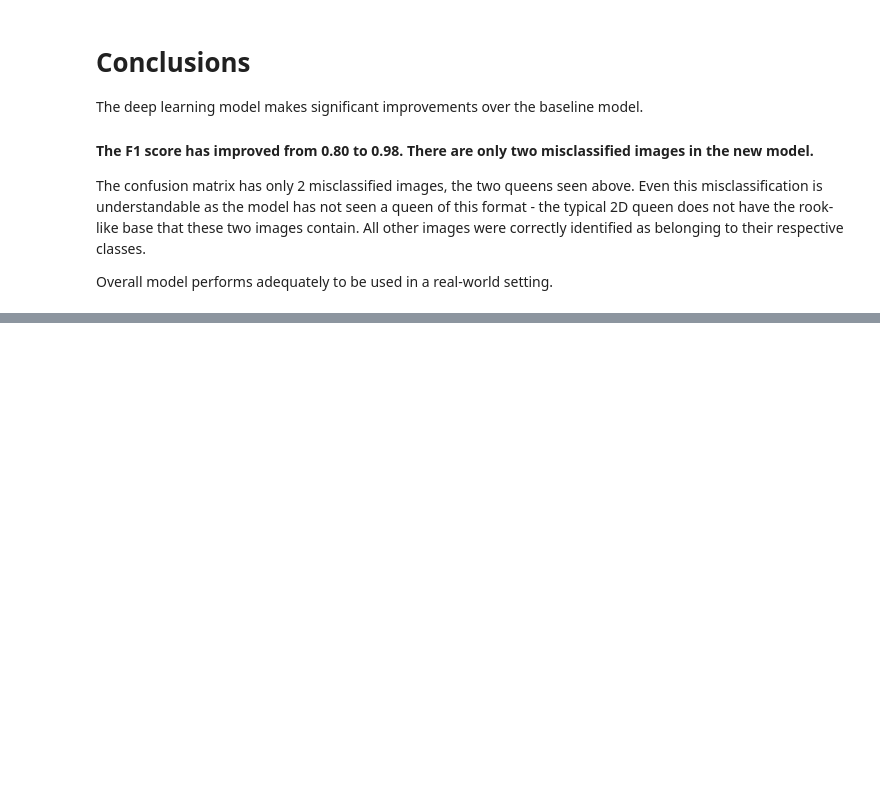
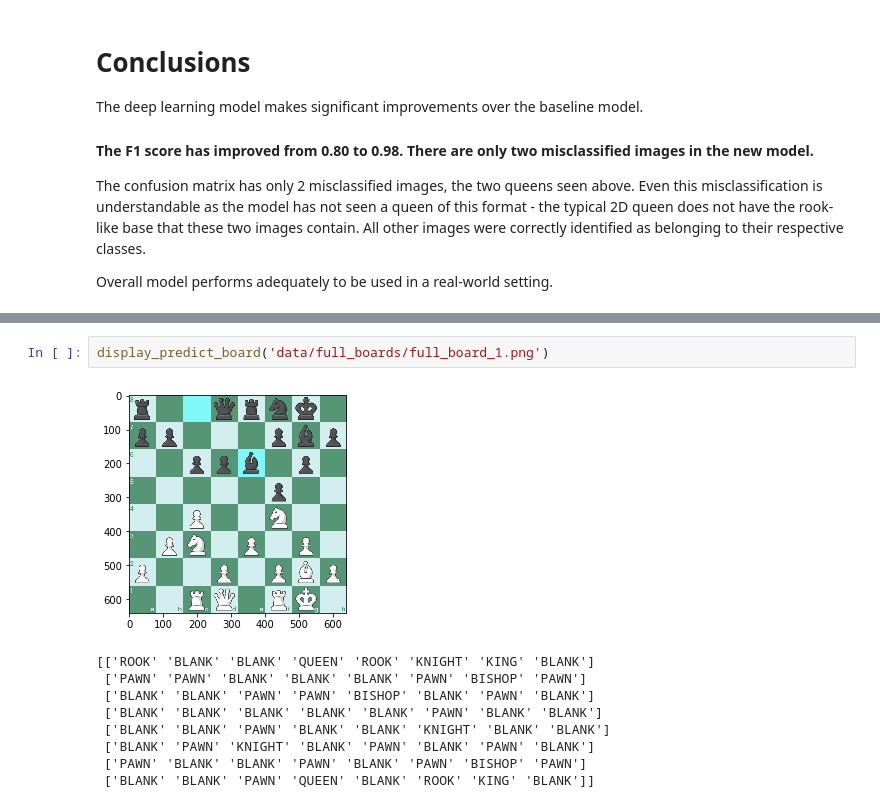
Before and after one commit to rtindru/chess_move, a Jupyter notebook: piece_detector.ipynb, the cells around one changed output, grey strips where cells are left out. Drawn from its saved outputs; the diff is of its cells as text; blank space fills up the shorter version.

Commit message:
Add example detectors for full boards

```diff
--- a/piece_detector.ipynb
+++ b/piece_detector.ipynb
@@ -333,0 +395,12 @@ Overall model performs adequately to be used in a real-world setting.
+# %%
+display_predict_board('data/full_boards/full_board_1.png')
+# %% [output]
+[figure, added]
+[['ROOK' 'BLANK' 'BLANK' 'QUEEN' 'ROOK' 'KNIGHT' 'KING' 'BLANK']
+ ['PAWN' 'PAWN' 'BLANK' 'BLANK' 'BLANK' 'PAWN' 'BISHOP' 'PAWN']
+ ['BLANK' 'BLANK' 'PAWN' 'PAWN' 'BISHOP' 'BLANK' 'PAWN' 'BLANK']
+ ['BLANK' 'BLANK' 'BLANK' 'BLANK' 'BLANK' 'PAWN' 'BLANK' 'BLANK']
+ ['BLANK' 'BLANK' 'PAWN' 'BLANK' 'BLANK' 'KNIGHT' 'BLANK' 'BLANK']
+ ['BLANK' 'PAWN' 'KNIGHT' 'BLANK' 'PAWN' 'BLANK' 'PAWN' 'BLANK']
+ ['PAWN' 'BLANK' 'BLANK' 'PAWN' 'BLANK' 'PAWN' 'BISHOP' 'PAWN']
+ ['BLANK' 'BLANK' 'PAWN' 'QUEEN' 'BLANK' 'ROOK' 'KING' 'BLANK']]
```
Also changed, not shown: parts of 6 cells of this notebook, 4 other files.
